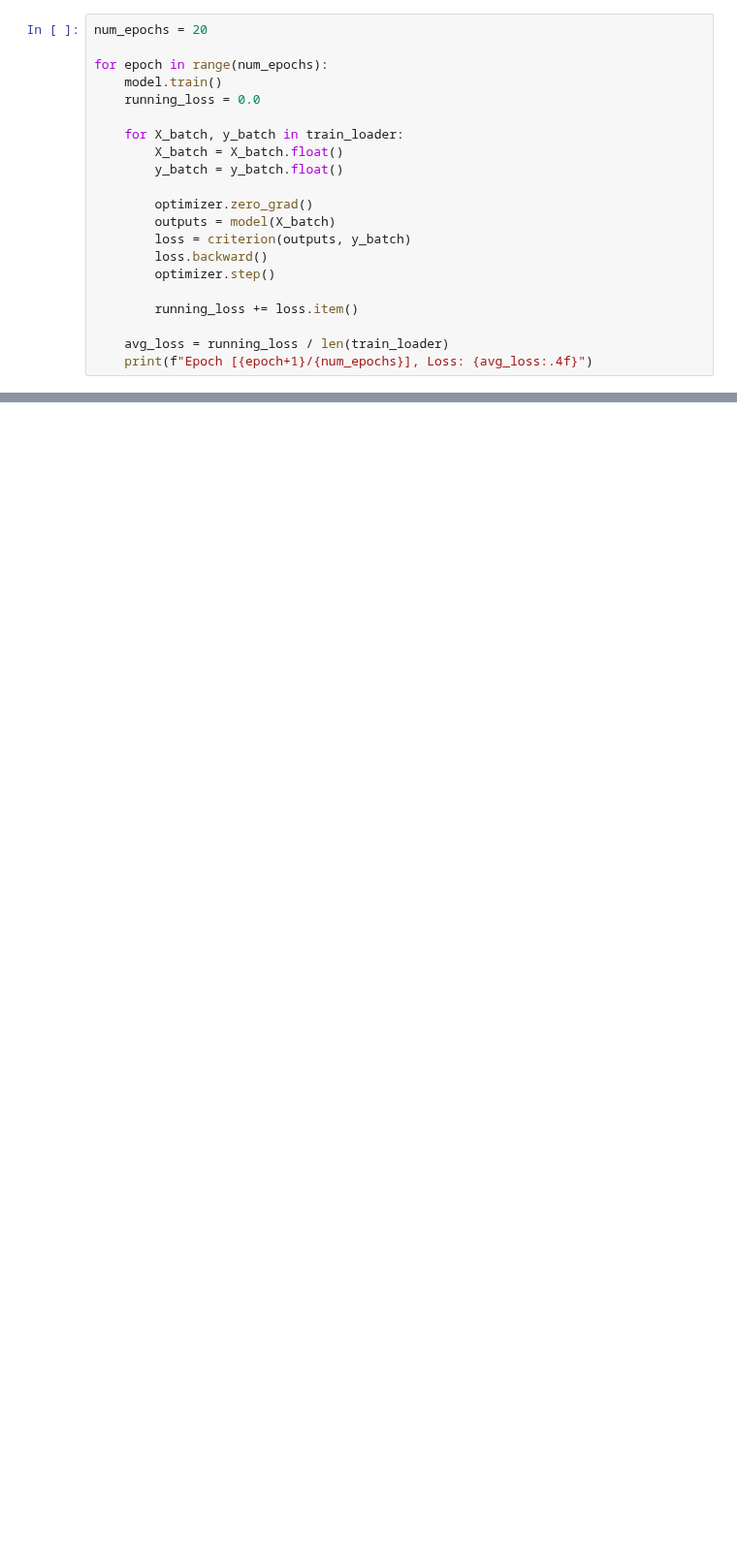
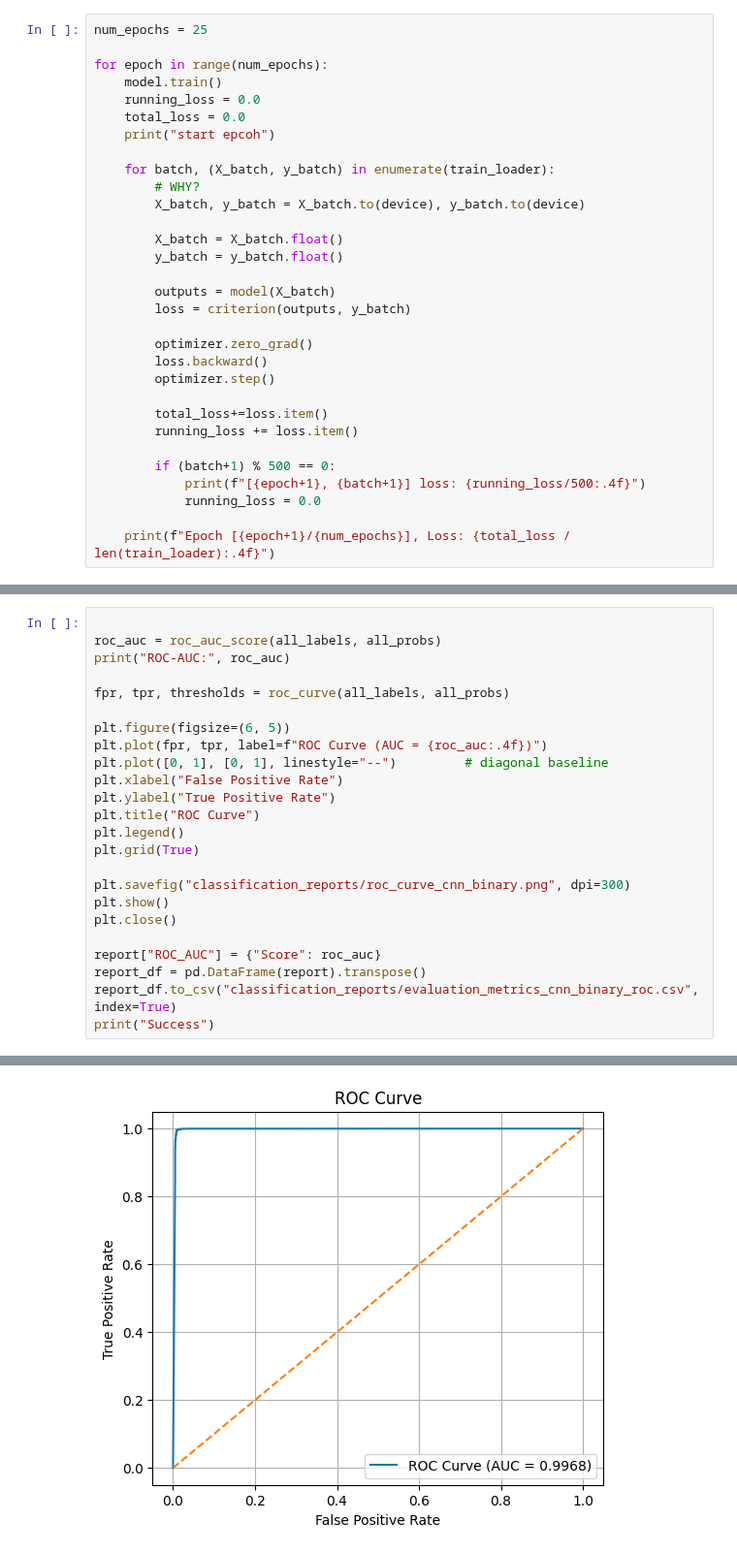
Before and after one commit to wiIliu/IoT-AI-IDSs-edge-testing, a Jupyter notebook: 1d_cnn_binary.ipynb, the cells around one changed output, grey strips where cells are left out. Shown at 97% size. Drawn from its saved outputs; the diff is of its cells as text; blank space fills up the shorter version.

```diff
--- a/1d_cnn_binary.ipynb
+++ b/1d_cnn_binary.ipynb
@@ -145,24 +181,34 @@ model = BinaryAttackCNN1D(input_length=82)
 criterion = nn.BCEWithLogitsLoss()
 optimizer = torch.optim.AdamW(model.parameters(), lr=1e-4)
 # %%
-num_epochs = 20
+num_epochs = 25
 
 for epoch in range(num_epochs):
     model.train()
     running_loss = 0.0
+    total_loss = 0.0
+    print("start epcoh")
 
-    for X_batch, y_batch in train_loader:
+    for batch, (X_batch, y_batch) in enumerate(train_loader):
+        # WHY?
+        X_batch, y_batch = X_batch.to(device), y_batch.to(device)
+
         X_batch = X_batch.float()
         y_batch = y_batch.float()
 
-        optimizer.zero_grad()
         outputs = model(X_batch)
         loss = criterion(outputs, y_batch)
+
+        optimizer.zero_grad()
         loss.backward()
         optimizer.step()
 
+        total_loss+=loss.item()
         running_loss += loss.item()
 
-    avg_loss = running_loss / len(train_loader)
-    print(f"Epoch [{epoch+1}/{num_epochs}], Loss: {avg_loss:.4f}")
+        if (batch+1) % 500 == 0:
+            print(f"[{epoch+1}, {batch+1}] loss: {running_loss/500:.4f}")
+            running_loss = 0.0
+
+    print(f"Epoch [{epoch+1}/{num_epochs}], Loss: {total_loss / len(train_loader):.4f}")
 # %% [output]
@@ -240,0 +264,25 @@ Success
+# %%
+
+roc_auc = roc_auc_score(all_labels, all_probs)
+print("ROC-AUC:", roc_auc)
+
+fpr, tpr, thresholds = roc_curve(all_labels, all_probs)
+
+plt.figure(figsize=(6, 5))
+plt.plot(fpr, tpr, label=f"ROC Curve (AUC = {roc_auc:.4f})")
+plt.plot([0, 1], [0, 1], linestyle="--")         # diagonal baseline
+plt.xlabel("False Positive Rate")
+plt.ylabel("True Positive Rate")
+plt.title("ROC Curve")
+plt.legend()
+plt.grid(True)
+
+plt.savefig("classification_reports/roc_curve_cnn_binary.png", dpi=300)
+plt.show()
+plt.close()
+
+report["ROC_AUC"] = {"Score": roc_auc}
+report_df = pd.DataFrame(report).transpose()
+report_df.to_csv("classification_reports/evaluation_metrics_cnn_binary_roc.csv", index=True)
+print("Success")
+# %% [output]
@@ -240,0 +290 @@ Success
+[figure, added]
```
Also changed, not shown: parts of 22 cells of this notebook, 5 other files.
